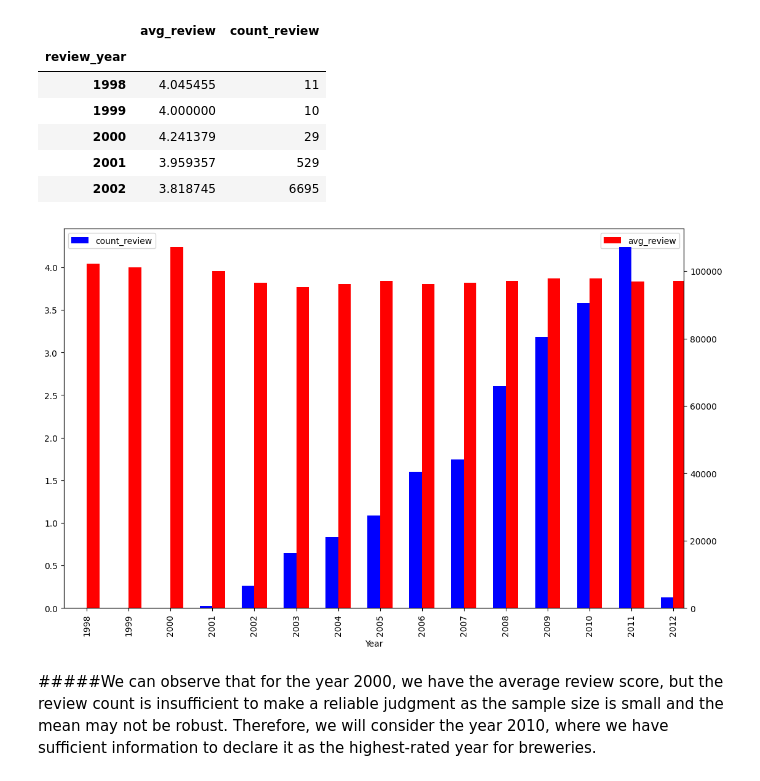
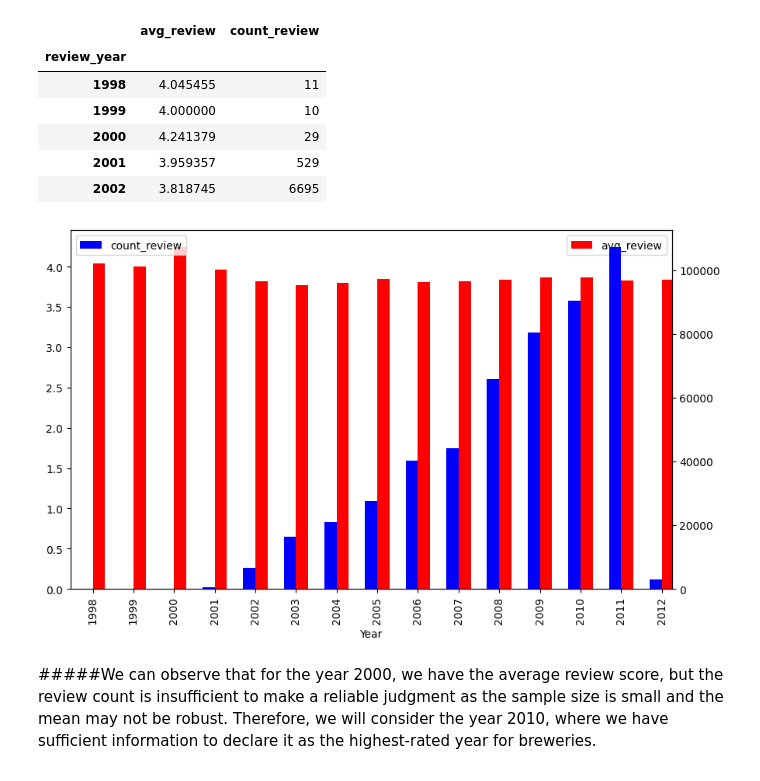
Before and after one commit to mdabushad/Beer-Data-Analysis, a Jupyter notebook: Beer_Data_Analysis.ipynb, the cells around one changed output. Drawn from its saved outputs; the diff is of its cells as text; code cells hidden in the pictures.

```diff
--- a/Beer_Data_Analysis.ipynb
+++ b/Beer_Data_Analysis.ipynb
@@ -187,29 +187,29 @@ merged_df.head()
 | 2002 | 3.818745 | 6695 |
 # %%
 # Create a new figure with a specified size
-figure = plt.figure(figsize=(13, 8))
+figure = plt.figure(figsize=(10, 6))
 
 # Add a subplot to the figure
 ax1 = figure.add_subplot(111)
 
 # Create a twin axes sharing the x-axis with ax1
 ax2 = ax1.twinx()
 
 # Plot the "avg_review" column as a bar chart on ax1
 merged_df.plot(y="avg_review", kind="bar", color="r", ax=ax1, position=0, width=0.3)
 
 # Plot the "count_review" column as a bar chart on ax2
 merged_df.plot(y="count_review", kind="bar", color="b", ax=ax2, position=1, width=0.3)
 
 # Set the x-label for ax1
 ax1.set_xlabel("Year")
 
 # Add a legend to the plot
 plt.legend(loc="upper left")
 
 # Display the plot
 plt.show()
 # %% [output]
-[figure, old version]
+[figure, new version]
 # %% [markdown]
 #####We can observe that for the year 2000, we have the average review score, but the review count is insufficient to make a reliable judgment as the sample size is small and the mean may not be robust. Therefore, we will consider the year 2010, where we have sufficient information to declare it as the highest-rated year for breweries.
```
Also changed, not shown: parts of 5 cells of this notebook.
